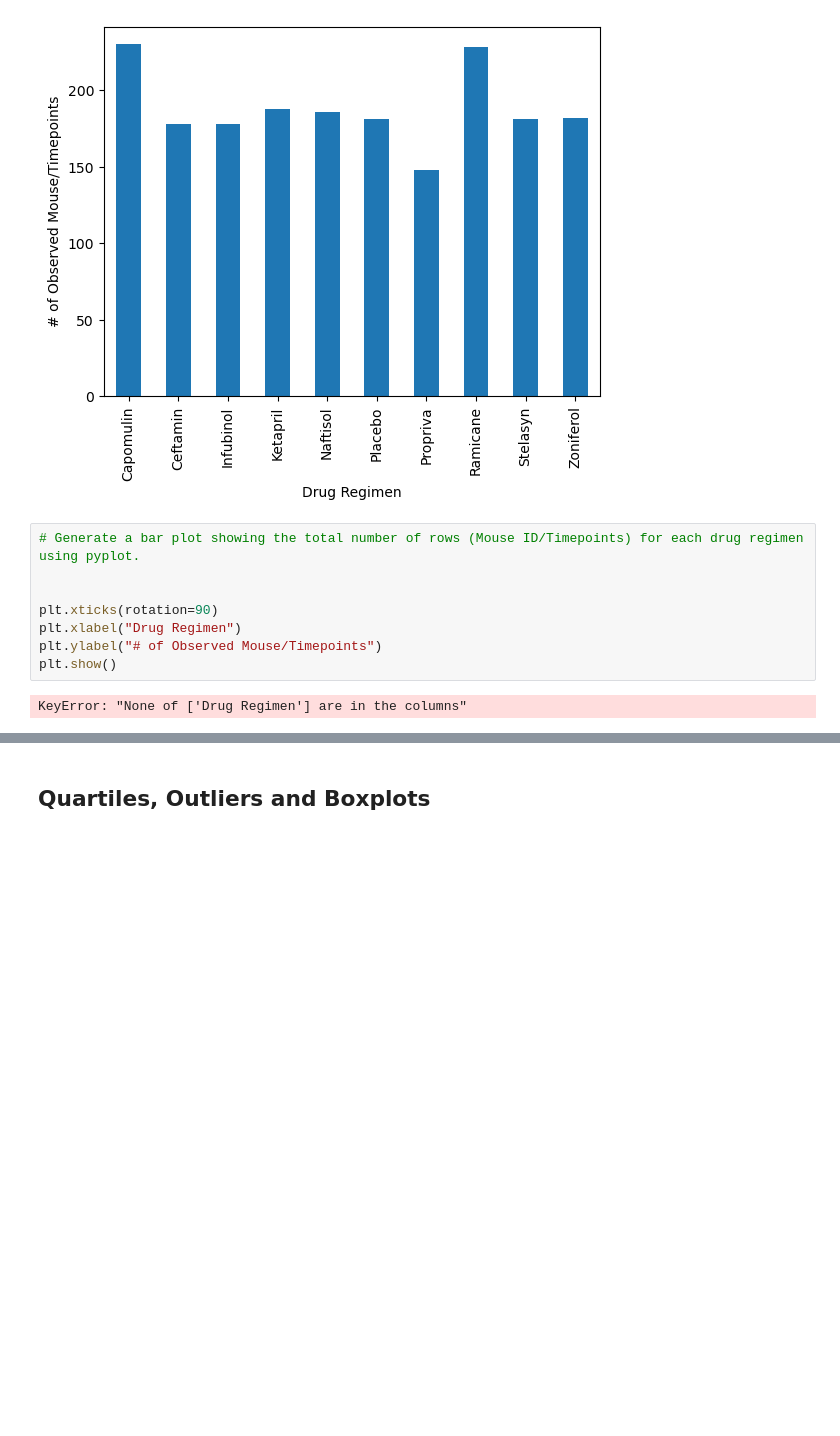
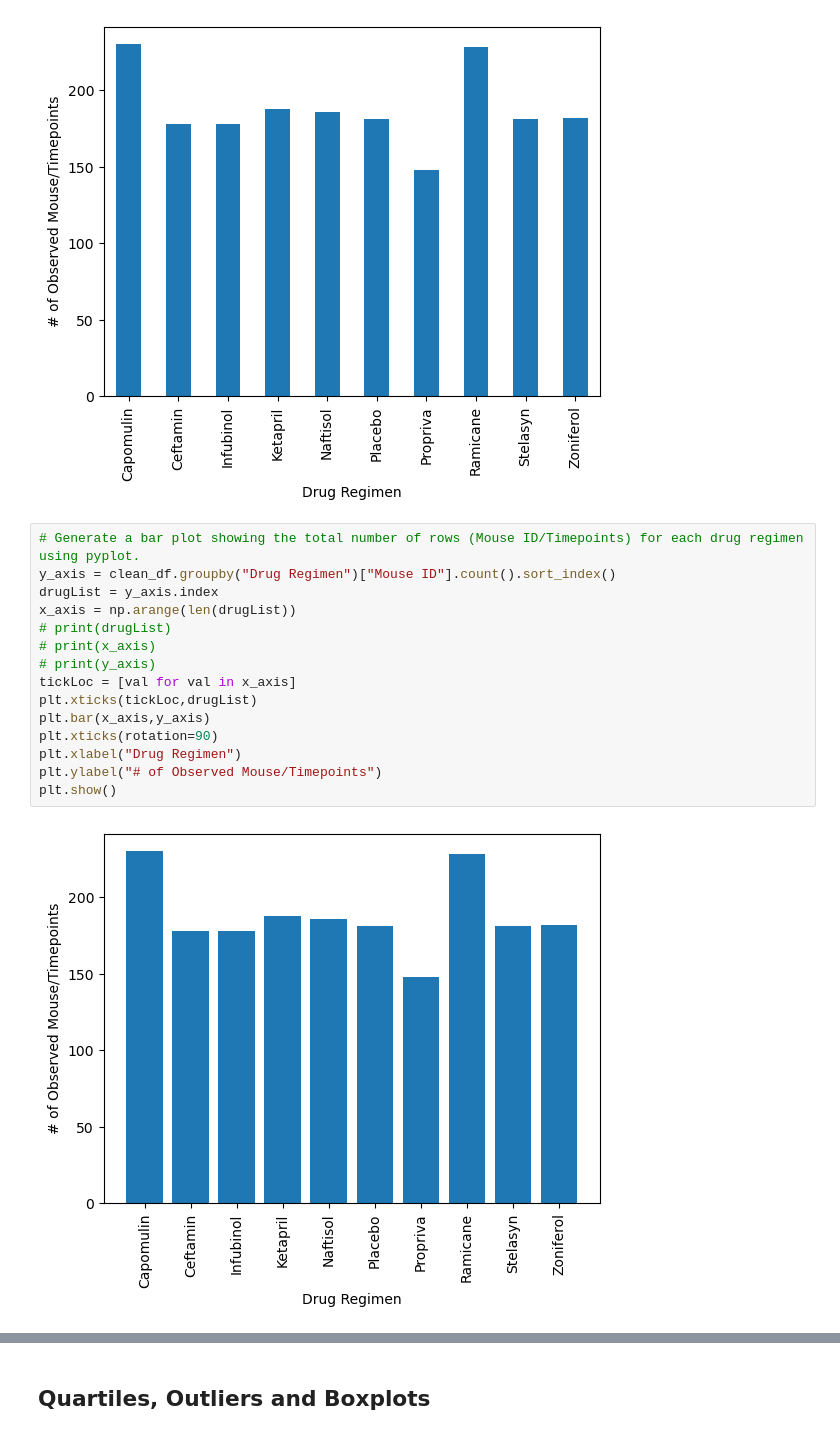
Before and after one commit to kylechou2873/Pymaceuticals, a Jupyter notebook: Pymaceuticals/pymaceuticals_starter.ipynb, the cells around one changed output, grey strips where cells are left out. Cells and saved outputs as stored; diff of their text form; blank space fills up the shorter version.

```diff
--- a/Pymaceuticals/pymaceuticals_starter.ipynb
+++ b/Pymaceuticals/pymaceuticals_starter.ipynb
@@ -183,14 +184,21 @@ plt.show()
 [figure]
 # %%
 # Generate a bar plot showing the total number of rows (Mouse ID/Timepoints) for each drug regimen using pyplot.
-
-
+y_axis = clean_df.groupby("Drug Regimen")["Mouse ID"].count().sort_index()
+drugList = y_axis.index
+x_axis = np.arange(len(drugList))
+# print(drugList)
+# print(x_axis)
+# print(y_axis)
+tickLoc = [val for val in x_axis]
+plt.xticks(tickLoc,drugList)
+plt.bar(x_axis,y_axis)
 plt.xticks(rotation=90)
 plt.xlabel("Drug Regimen")
 plt.ylabel("# of Observed Mouse/Timepoints")
 plt.show()
 # %% [output]
-KeyError: "None of ['Drug Regimen'] are in the columns"
+[figure, added]
 # %%
 # Generate a pie chart, using Pandas, showing the distribution of unique female versus male mice used in the study
 
```
Also changed, not shown: parts of 3 cells of this notebook.
